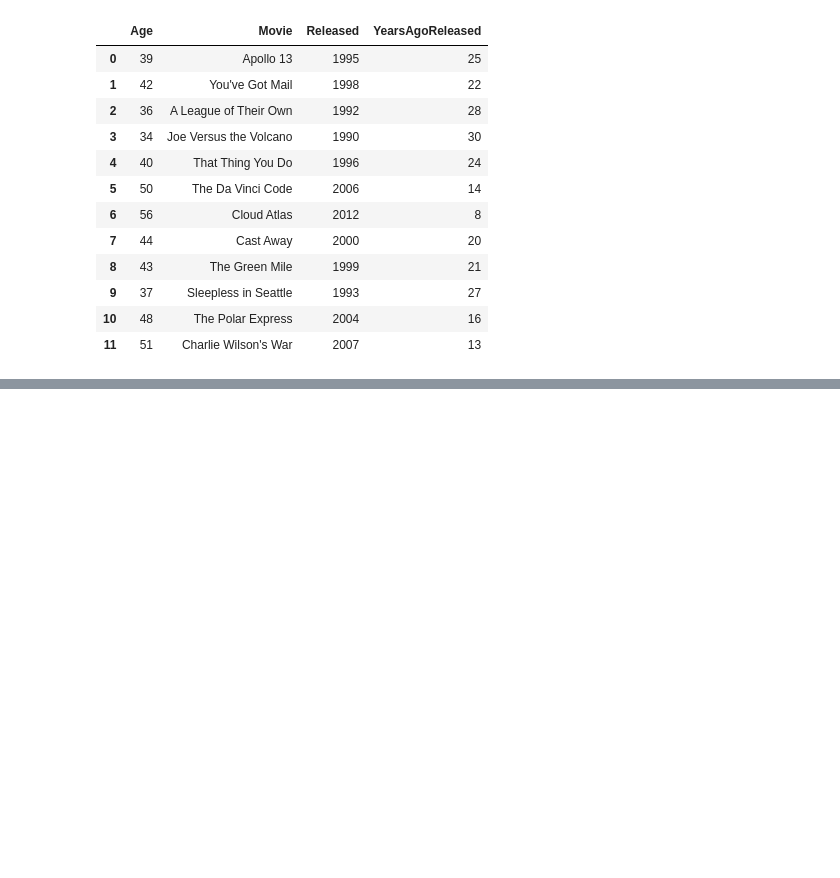
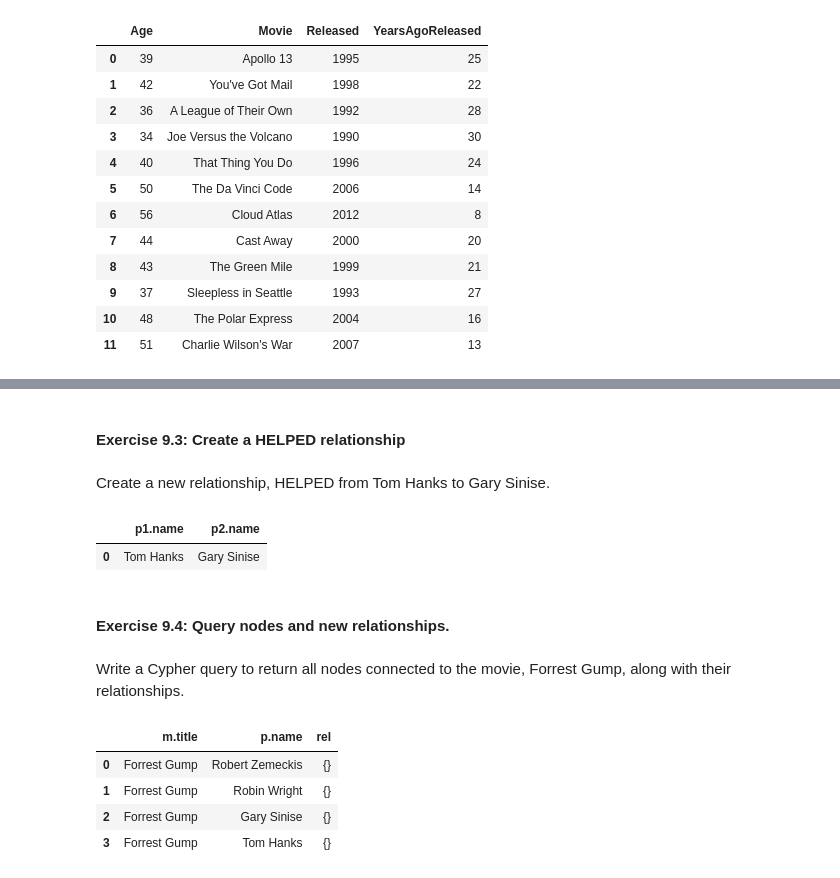
Before and after one commit to cassiomedeiros/neo4j, a Jupyter notebook: src/neo4j.ipynb, the cells around one changed output, grey strips where cells are left out. Cells and saved outputs as stored; diff of their text form; code cells hidden in the pictures; blank space fills up the shorter version.

```diff
--- a/src/neo4j.ipynb
+++ b/src/neo4j.ipynb
@@ -827,0 +1104,29 @@ execute_query("""match (p:Person)-[:ACTED_IN]->(m:Movie)
+# %% [markdown]
+#### Exercise 9.3: Create a HELPED relationship
+# %% [markdown]
+Create a new relationship, HELPED from Tom Hanks to Gary Sinise.
+# %%
+execute_query("""match (p1:Person), (p2:Person)
+                 where p1.name = 'Tom Hanks'
+                       and p2.name = 'Gary Sinise'
+                CREATE (p1)-[:HELPED]->(p2)
+                return p1.name, p2.name
+              """)
+# %% [output]
+|  | p1.name | p2.name |
+| 0 | Tom Hanks | Gary Sinise |
+# %% [markdown]
+#### Exercise 9.4: Query nodes and new relationships.
+# %% [markdown]
+Write a Cypher query to return all nodes connected to the movie, Forrest Gump, along with their relationships.
+# %%
+execute_query("""match (p:Person)-[rel]->(m:Movie)
+                 where m.title = 'Forrest Gump'
+                 return p.name, rel, m.title
+              """)
+# %% [output]
+|  | m.title | p.name | rel |
+| 0 | Forrest Gump | Robert Zemeckis | {} |
+| 1 | Forrest Gump | Robin Wright | {} |
+| 2 | Forrest Gump | Gary Sinise | {} |
+| 3 | Forrest Gump | Tom Hanks | {} |
```
Also changed, not shown: parts of 93 cells of this notebook.
